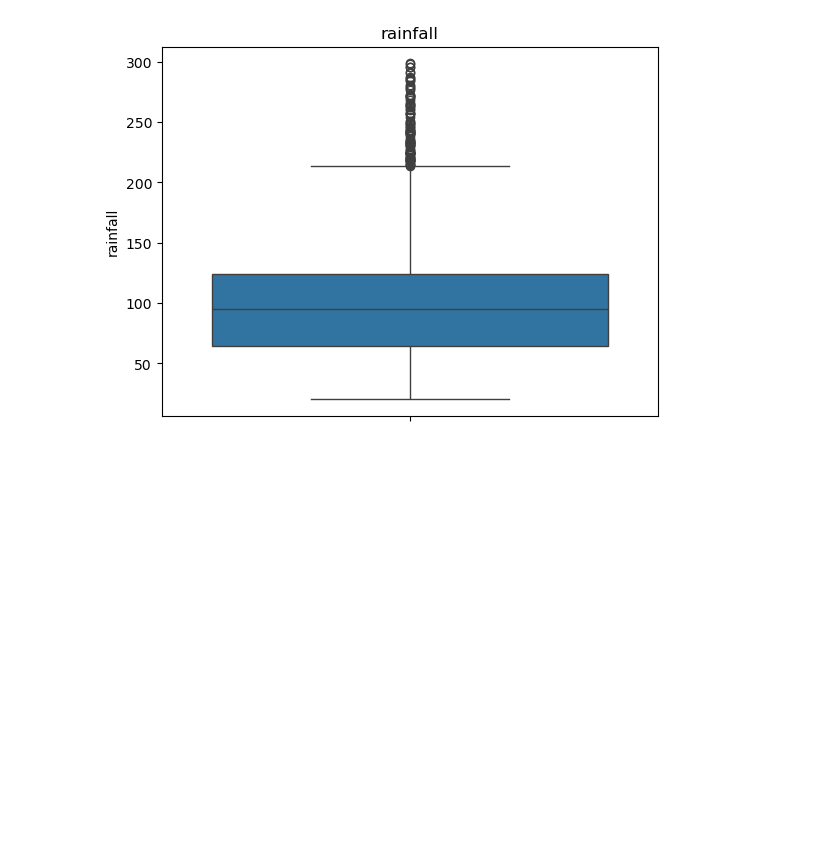
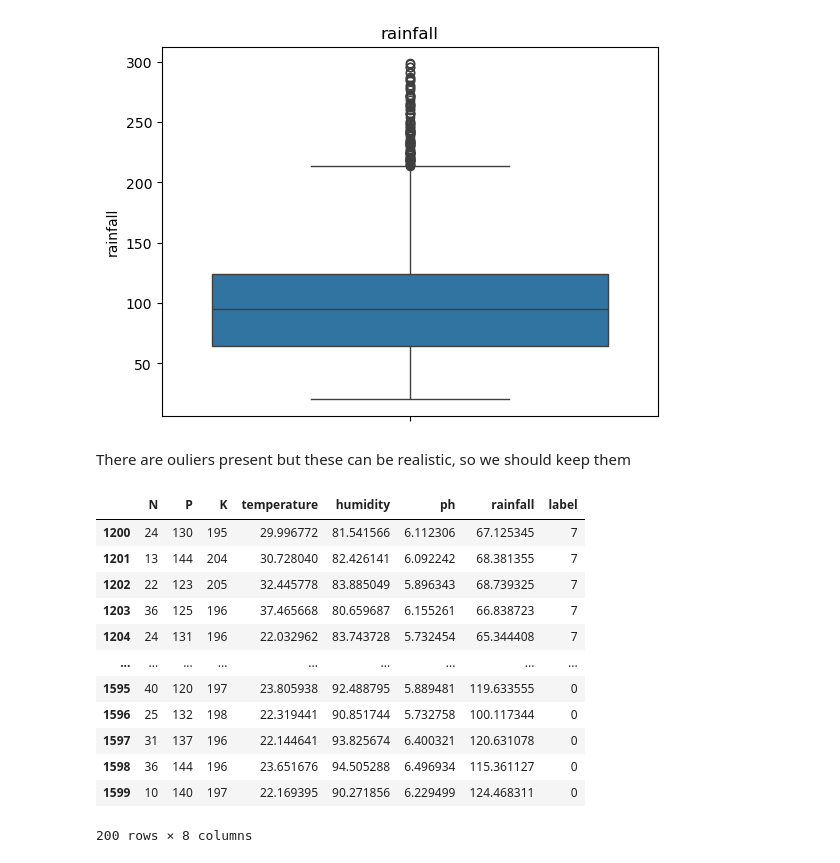
Before and after one commit to saim-ansari-tech/Crop-Recommendation-System, a Jupyter notebook: crop_recommendation.ipynb, the cells around one changed output. Saved outputs shown, nothing was run; the diff lists cells and outputs as text; code cells hidden in the pictures; blank space fills up the shorter version.

```diff
--- a/crop_recommendation.ipynb
+++ b/crop_recommendation.ipynb
@@ -174,4 +181,22 @@ for i in x.columns:
 [figure]
 [figure]
 [figure]
+# %% [markdown]
+There are ouliers present but these can be realistic, so we should keep them
+# %%
+data[data['K']>180]
+# %% [output]
+|  | N | P | K | temperature | humidity | ph | rainfall | label |
+| 1200 | 24 | 130 | 195 | 29.996772 | 81.541566 | 6.112306 | 67.125345 | 7 |
+| 1201 | 13 | 144 | 204 | 30.728040 | 82.426141 | 6.092242 | 68.381355 | 7 |
+| 1202 | 22 | 123 | 205 | 32.445778 | 83.885049 | 5.896343 | 68.739325 | 7 |
+| 1203 | 36 | 125 | 196 | 37.465668 | 80.659687 | 6.155261 | 66.838723 | 7 |
+| 1204 | 24 | 131 | 196 | 22.032962 | 83.743728 | 5.732454 | 65.344408 | 7 |
+| ... | ... | ... | ... | ... | ... | ... | ... | ... |
+| 1595 | 40 | 120 | 197 | 23.805938 | 92.488795 | 5.889481 | 119.633555 | 0 |
+| 1596 | 25 | 132 | 198 | 22.319441 | 90.851744 | 5.732758 | 100.117344 | 0 |
+| 1597 | 31 | 137 | 196 | 22.144641 | 93.825674 | 6.400321 | 120.631078 | 0 |
+| 1598 | 36 | 144 | 196 | 23.651676 | 94.505288 | 6.496934 | 115.361127 | 0 |
+| 1599 | 10 | 140 | 197 | 22.169395 | 90.271856 | 6.229499 | 124.468311 | 0 |
+200 rows × 8 columns
 # %%
```
Also changed, not shown: parts of 17 cells of this notebook.
